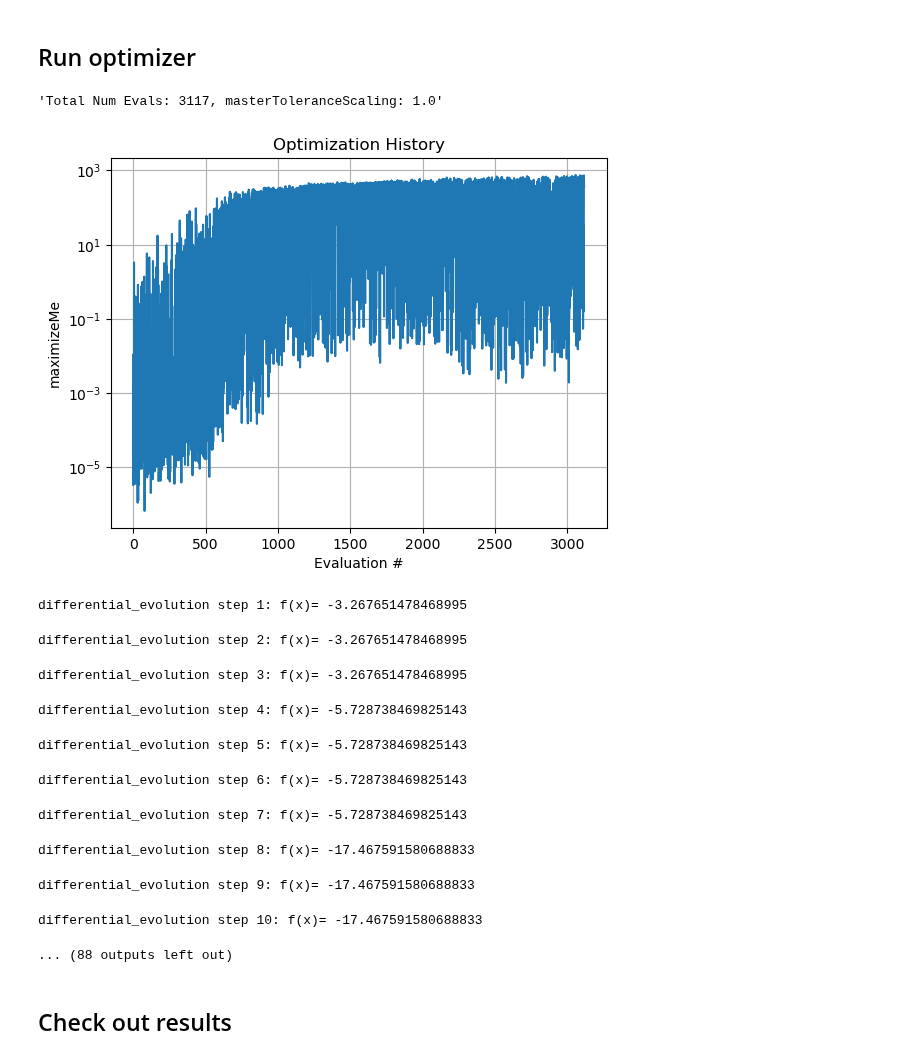
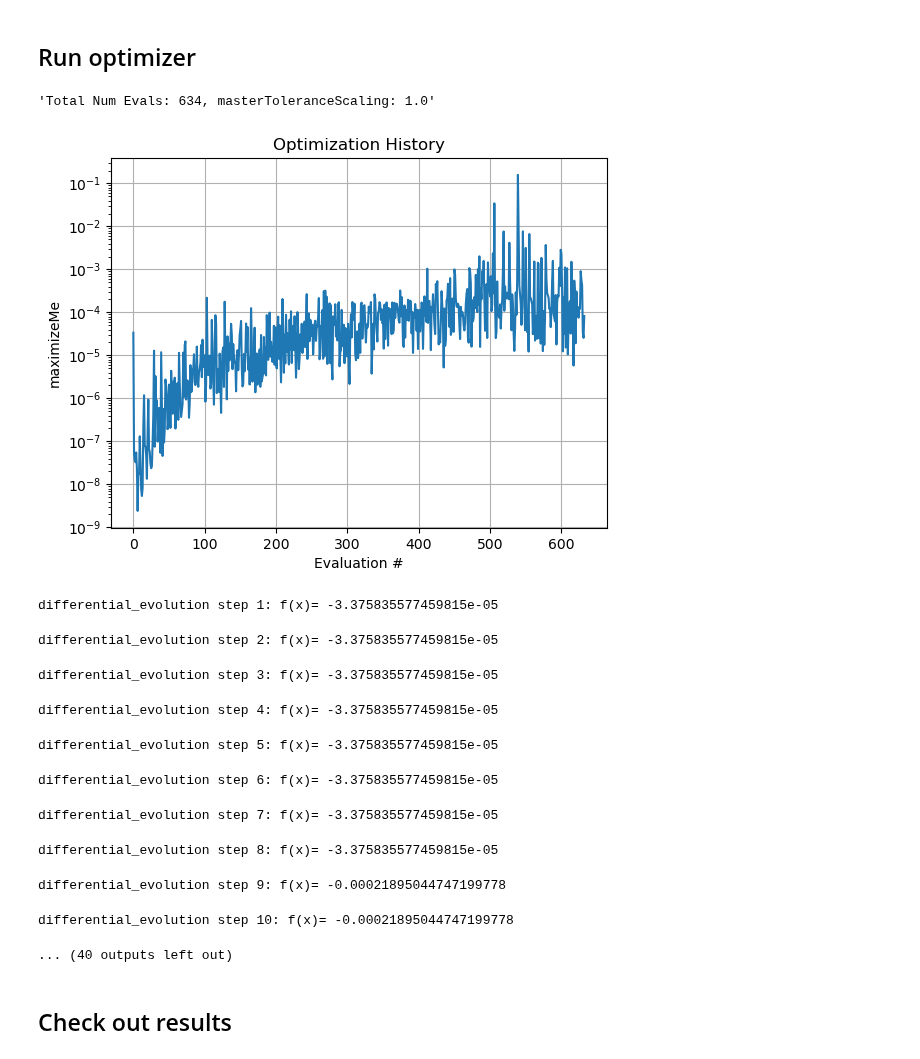
Before and after one commit to slaclab/Jitter-Forked-FACET2-Bmad-PyTao, a Jupyter notebook: 2024-09-25 Two bunch optimizer.ipynb, the cells around one changed output. Drawn from its saved outputs; the diff is of its cells as text; code cells hidden in the pictures.

```diff
--- a/2024-09-25 Two bunch optimizer.ipynb
+++ b/2024-09-25 Two bunch optimizer.ipynb
@@ -8,7 +8,7 @@ tao = initializeTao(
     inputBeamFilePathSuffix = '/beams/nmmToL0AFEND_2bunch_2024-02-16Clean/2024-02-16_2bunch_1e5Downsample_nudgeWeights.h5',
 
     csrTF = False,
-    numMacroParticles=1e4,
+    numMacroParticles=1e3,
 )
 
 #Set aside the initial beam for later reference
@@ -60,12 +60,12 @@ else:
 
 
 pbounds = {
-    # "QA10361kG": eval(importedDefaultSettings["QA10361kGBounds"]),
-    # "QA10371kG": eval(importedDefaultSettings["QA10371kGBounds"]),
-    # "QE10425kG": eval(importedDefaultSettings["QE10425kGBounds"]),
-    # "QE10441kG": eval(importedDefaultSettings["QE10441kGBounds"]),
-    # "QE10511kG": eval(importedDefaultSettings["QE10511kGBounds"]),
-    # "QE10525kG": eval(importedDefaultSettings["QE10525kGBounds"]),
+    "QA10361kG": eval(importedDefaultSettings["QA10361kGBounds"]),
+    "QA10371kG": eval(importedDefaultSettings["QA10371kGBounds"]),
+    "QE10425kG": eval(importedDefaultSettings["QE10425kGBounds"]),
+    "QE10441kG": eval(importedDefaultSettings["QE10441kGBounds"]),
+    "QE10511kG": eval(importedDefaultSettings["QE10511kGBounds"]),
+    "QE10525kG": eval(importedDefaultSettings["QE10525kGBounds"]),
 
     'L0BPhaseSet': (-15, 15),
     'L1PhaseSet': (-60, 0),
@@ -110,10 +110,10 @@ pbounds = {
     # 'Q1DkG':  eval(importedDefaultSettings["Q1DkGBounds"]),
     # 'Q2DkG':  eval(importedDefaultSettings["Q2DkGBounds"]),
 
-    # "XC1FFkG" : eval(importedDefaultSettings["XC1FFkGBounds"]),
-    # "XC3FFkG" : eval(importedDefaultSettings["XC3FFkGBounds"]),
-    # "YC1FFkG" : eval(importedDefaultSettings["YC1FFkGBounds"]),
-    # "YC2FFkG" : eval(importedDefaultSettings["YC2FFkGBounds"]),
+    "XC1FFkG" : eval(importedDefaultSettings["XC1FFkGBounds"]),
+    "XC3FFkG" : eval(importedDefaultSettings["XC3FFkGBounds"]),
+    "YC1FFkG" : eval(importedDefaultSettings["YC1FFkGBounds"]),
+    "YC2FFkG" : eval(importedDefaultSettings["YC2FFkGBounds"]),
 }
 # %% [output]
 No checkpoint. Start to end tracking
@@ -290,8 +290,8 @@ def specificOptimizer(
     tolerableBeamLossFraction  = 0.02  * masterToleranceScaling
     tolerableBunchSpacingError = 10e-6 * masterToleranceScaling
 
-    tolerableBeamOffset  = 5e-6 * masterToleranceScaling * 1e9
-    tolerableAngleOffset = 5e-3 * masterToleranceScaling * 1e9
+    tolerableBeamOffset  = 5e-6 * masterToleranceScaling
+    tolerableAngleOffset = 5e-3 * masterToleranceScaling
 
 
     driveEmittanceThreshold   = 50e-6 * masterToleranceScaling
@@ -457,7 +457,7 @@ optimizationType = "differentialEvolution" #Classic, standard for exploration
 match optimizationType:
 
     case "differentialEvolution":
-        totalPopSize = 20            # Total population size
+        totalPopSize = 10            # Total population size
         numDimensions = len(bounds)  # Number of parameters
 
         #initializationType = "uniform"
@@ -552,46 +552,46 @@ match optimizationType:
 
         #Initial point(s) to check
         optimizer.probe(
             params={key: importedDefaultSettings[key] for key in pbounds.keys()},
             lazy=True,
         )
 
         #Refer to https://bayesian-optimization.github.io/BayesianOptimization/exploitation_vs_exploration.html
         #and https://github.com/bayesian-optimization/BayesianOptimization/blob/master/bayes_opt/bayesian_optimization.py
         boInitialKappa = 10 + 0*10.
         boFinalKappa = 1e-3 + 0*0.1
         boNumIter = 500
         boKappaDecay = (boFinalKappa / boInitialKappa)**(1/boNumIter)
 
         # acquisition_function = bayes_opt.util.UtilityFunction(
         #                                    kind='ucb',
         #                                    kappa=boInitialKappa,         #Default 2.576
         #                                    xi=0.0,              #Default 0
         #                                    kappa_decay=boKappaDecay,       #Default 0
         #                                    kappa_decay_delay=0  #Default 0
         #                                 )
 
         optimizer.maximize(
             init_points=100, #Initial, random points. Unwise to omit. "Often, 2*dim to 5*dim random points are recommended before switching to model-driven exploration."
             n_iter=boNumIter,
             #acquisition_function=acquisition_function
         )
 
 print(problem.history)
 # %% [output]
-'Total Num Evals: 3117, masterToleranceScaling: 1.0'
+'Total Num Evals: 634, masterToleranceScaling: 1.0'
-[figure, old version]
+[figure, new version]
-differential_evolution step 1: f(x)= -3.267651478468995
+differential_evolution step 1: f(x)= -3.375835577459815e-05
-differential_evolution step 2: f(x)= -3.267651478468995
+differential_evolution step 2: f(x)= -3.375835577459815e-05
-differential_evolution step 3: f(x)= -3.267651478468995
+differential_evolution step 3: f(x)= -3.375835577459815e-05
-differential_evolution step 4: f(x)= -5.728738469825143
+differential_evolution step 4: f(x)= -3.375835577459815e-05
-differential_evolution step 5: f(x)= -5.728738469825143
+differential_evolution step 5: f(x)= -3.375835577459815e-05
-differential_evolution step 6: f(x)= -5.728738469825143
+differential_evolution step 6: f(x)= -3.375835577459815e-05
-differential_evolution step 7: f(x)= -5.728738469825143
+differential_evolution step 7: f(x)= -3.375835577459815e-05
-differential_evolution step 8: f(x)= -17.467591580688833
+differential_evolution step 8: f(x)= -3.375835577459815e-05
-differential_evolution step 9: f(x)= -17.467591580688833
+differential_evolution step 9: f(x)= -0.00021895044747199778
-differential_evolution step 10: f(x)= -17.467591580688833
+differential_evolution step 10: f(x)= -0.00021895044747199778
-... (88 outputs left out)
+... (40 outputs left out)
 # %% [markdown]
 ## Check out results
 # %%
```
Also changed, not shown: parts of 1 cell of this notebook, 10 other files.
